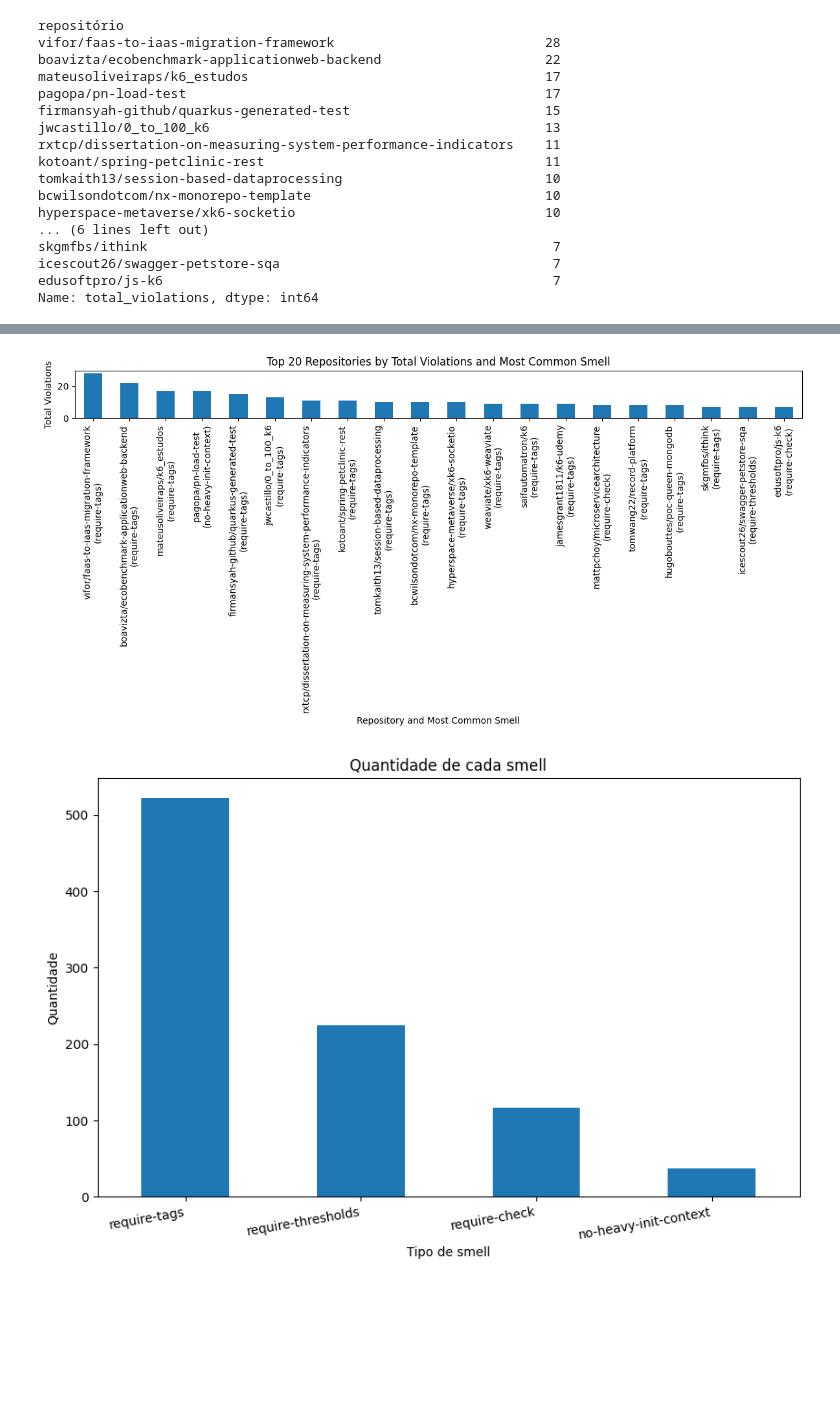
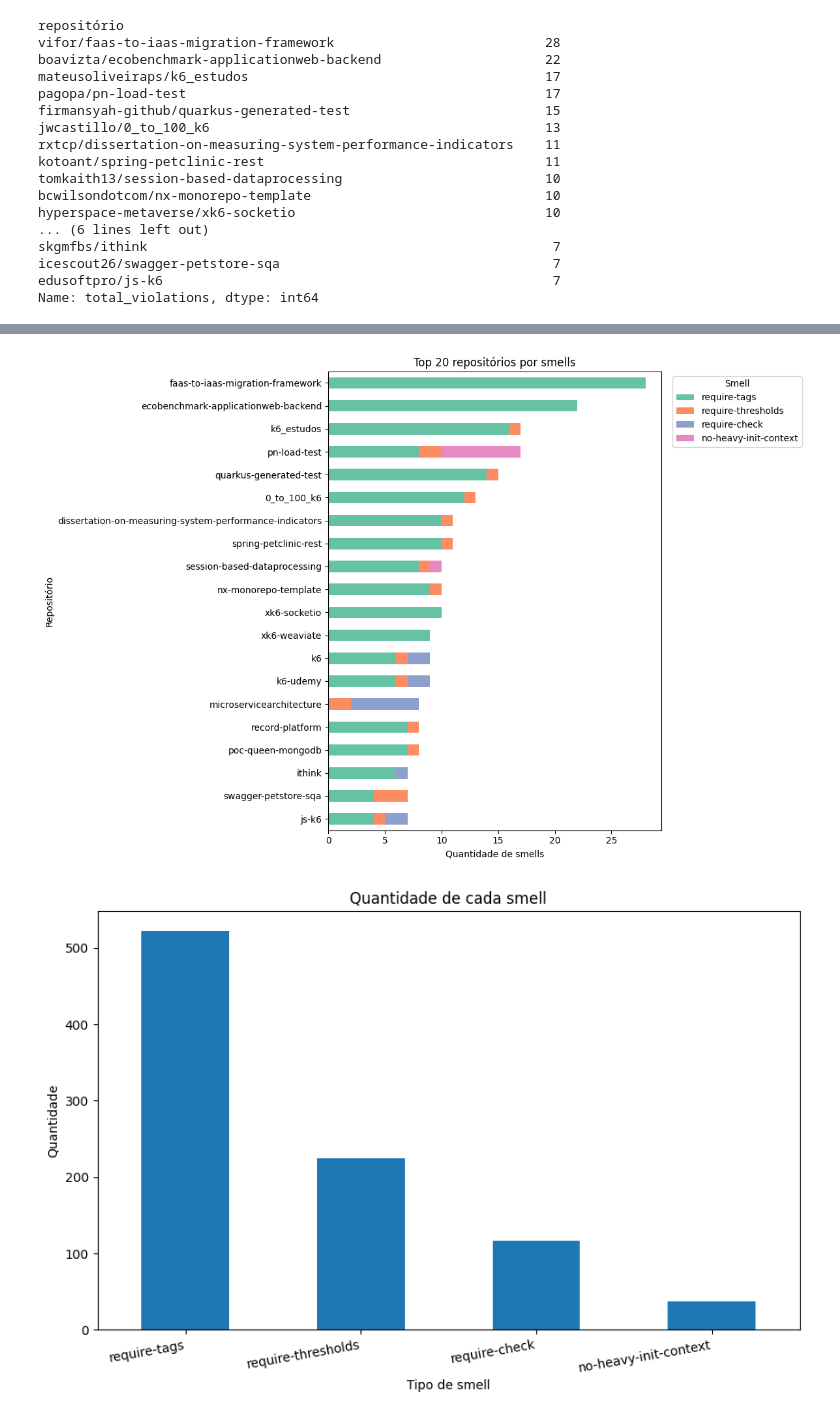
Before and after one commit to samurollie/TCC, a Jupyter notebook: scripts/3 - analyse_k6_repos.ipynb, the cells around one changed output, grey strips where cells are left out. Drawn from its saved outputs; the diff is of its cells as text; code cells hidden in the pictures; blank space fills up the shorter version.

Commit message:
make smell by repo a stacked bar

```diff
--- a/scripts/3 - analyse_k6_repos.ipynb
+++ b/scripts/3 - analyse_k6_repos.ipynb
@@ -110,30 +89,39 @@ plt.show()
-# %%
-def get_most_common_smell(row):
-    smell_counts = row[violation_cols].sort_values(ascending=False)
-    for smell, count in smell_counts.items():
-        if count > 0:
-            return smell.replace('k6-performance/', '')
-    return 'No violations'
-
-violations_by_repo_with_smell = df.groupby('repositório').apply(lambda x: pd.Series({
-    'total_violations': x['total_violations'].sum(),
-    'most_common_smell': get_most_common_smell(x.iloc[0]) # Assuming the most common smell is consistent across files in the same repo for simplicity
-}), include_groups=False).sort_values(by='total_violations', ascending=False).head(20)
-
-plt.figure(figsize=(12, 6))
-violations_by_repo_with_smell['total_violations'].plot(kind='bar')
-plt.title('Top 20 Repositories by Total Violations and Most Common Smell')
-plt.xlabel('Repository and Most Common Smell')
-plt.ylabel('Total Violations')
-plt.xticks(rotation=90)
-
-# Update x-axis labels to include the most common smell
-plt.gca().set_xticklabels([f"{repo}\n({smell})" for repo, smell in zip(violations_by_repo_with_smell.index, violations_by_repo_with_smell['most_common_smell'])])
-
-plt.tight_layout()
-plt.show()
-# %% [output]
-[figure, removed]
+# %%
+# Gráfico de barras empilhadas com as 4 smells mais comuns por repositório
+top_repos = violations_by_repo.index.tolist()  # top 20 já calculados em cell 4
+
+# Seleciona as 4 smells mais comuns (recalcula para garantir que existe)
+top_4_smells = df[violation_cols].sum().sort_values(ascending=False).head(4).index.tolist()
+
+# Agrega soma de cada smell por repositório, mantendo a ordem dos top repos
+stacked_df = df[df['repositório'].isin(top_repos)].groupby('repositório')[top_4_smells].sum().loc[top_repos]
+
+# nomes limpos para legendas/labels
+clean_names = [s.replace('k6-performance/', '') for s in top_4_smells]
+
+fig, ax = plt.subplots(figsize=(12, 8))
+colors = plt.cm.Set2.colors[:len(top_4_smells)]  # paleta de cores
+
+# plot horizontal empilhado (cada coluna uma smell)
+stacked_df.plot(kind='barh', stacked=True, ax=ax, color=colors)
+
+ax.set_xlabel('Quantidade de smells')
+ax.set_ylabel('Repositório')
+ax.set_title('Top 20 repositórios por smells')
+# tornar rótulos mais legíveis
+labels = [r.split('/', 1)[1] if '/' in r else r for r in stacked_df.index]
+ax.set_yticklabels(labels)
+plt.gca().invert_yaxis()  # manter maior no topo
+
+# legenda com nomes limpos
+ax.legend(clean_names, title='Smell', bbox_to_anchor=(1.02, 1), loc='upper left')
+
+plt.tight_layout()
+output_file = os.path.join(IMG_OUTPUT_FOLDER, 'smells_by_repo.png')
+plt.savefig(output_file, dpi=300, bbox_inches='tight')
+plt.show()
+# %% [output]
+[figure, added]
 # %%
 smell_counts = df[violation_cols].sum().sort_values(ascending=False)
 
```
Also changed, not shown: parts of 7 cells of this notebook, 1 other file.
